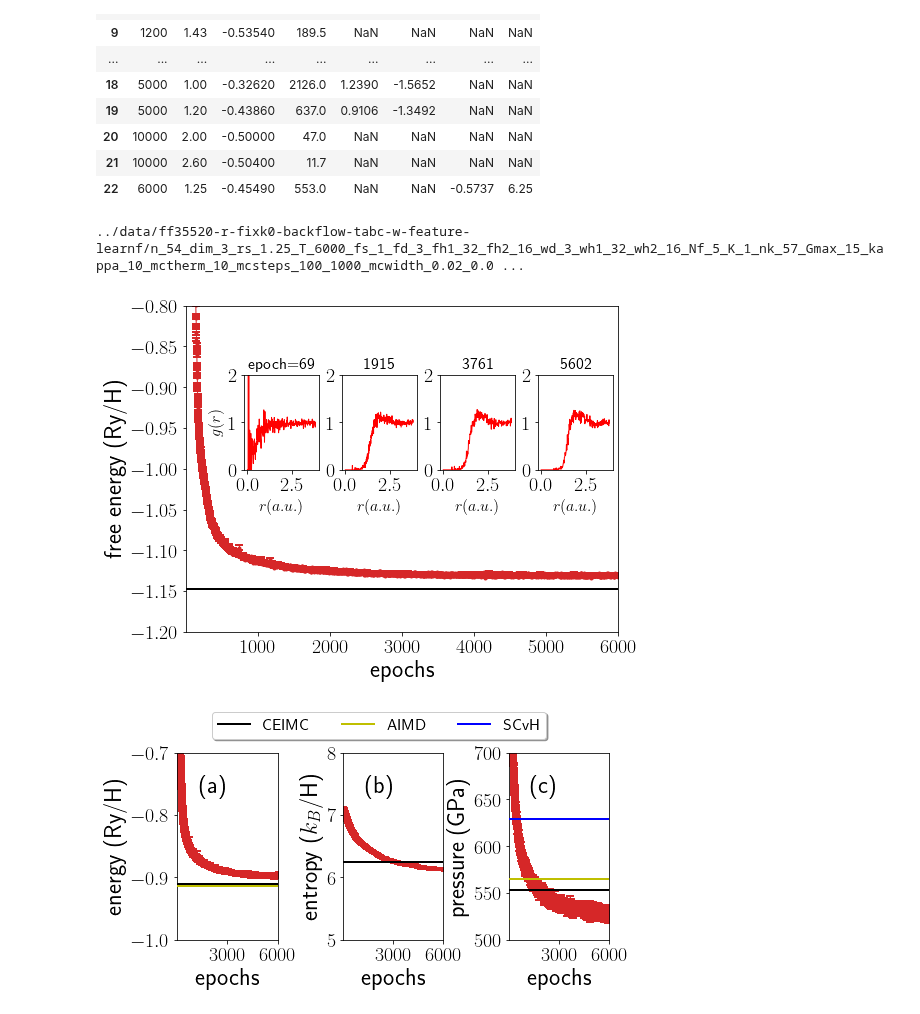
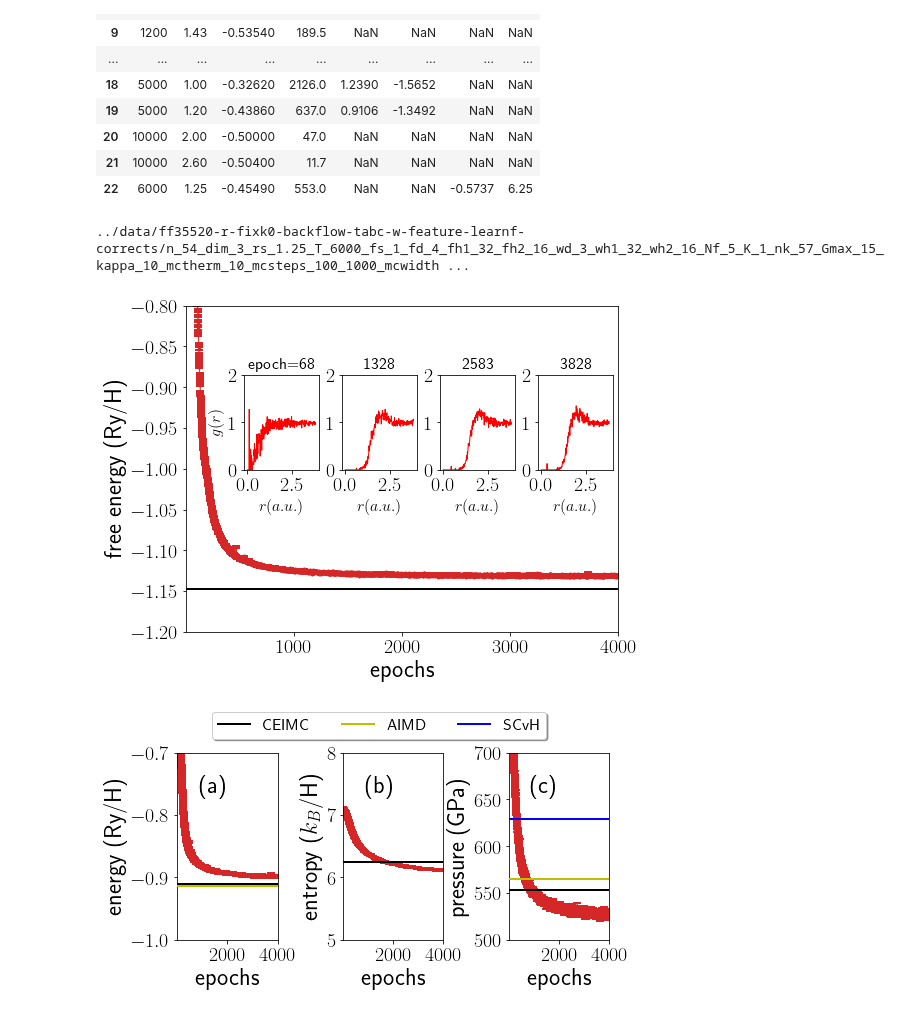
Before and after one commit to fermiflow/hydrogen, a Jupyter notebook: analysis/figs.ipynb, the cells around one changed output. Saved outputs shown, nothing was run; the diff lists cells and outputs as text; code cells hidden in the pictures.

Commit message:
cleanup and added data

```diff
--- a/analysis/figs.ipynb
+++ b/analysis/figs.ipynb
@@ -70,8 +70,7 @@ def get_gr(x, y):
     h_id = 4/3*np.pi*n/(L**3)* ((rmesh+dr)**3 - rmesh**3 )
     return rmesh*rs, hist/h_id
 # %%
-f = '../data/ff35520-r-fixk0-backflow-tabc-w-feature-learnf/n_54_dim_3_rs_1.25_T_6000_fs_1_fd_3_fh1_32_fh2_16_wd_3_wh1_32_wh2_16_Nf_5_K_1_nk_57_Gmax_15_kappa_10_mctherm_10_mcsteps_100_1000_mcwidth_0.02_0.04_lr_1_1_decay_0.01_damping_0.001_0.001_norm_0.001_0.001_clip_5_alpha_0.1_ws_512_bs_4096_accsteps_1/data.txt'
-
+f = '../data/ff35520-r-fixk0-backflow-tabc-w-feature-learnf-corrects/n_54_dim_3_rs_1.25_T_6000_fs_1_fd_4_fh1_32_fh2_16_wd_3_wh1_32_wh2_16_Nf_5_K_1_nk_57_Gmax_15_kappa_10_mctherm_10_mcsteps_100_1000_mcwidth_0.02_0.04_lr_0.05_0.05_decay_0.001_damping_0.001_0.001_norm_0.001_0.001_clip_5_alpha_0.1_ws_1024_bs_8192_accsteps_1/data.txt'
 
 obs = 'f'
 marker = 'o'
@@ -89,9 +88,10 @@ if True:
                 %(n,dim,rs,T,s,fd,fh1,fh2,wd,wh1,wh2,Nf,K,b,a,lr,decay,eta,maxnorm,clip,w)
 
     Kp = 1.5*T/157887.66 # proton kinetic energy in Ry
+    ds = -jax.scipy.special.gammaln(n+1)/n + 1.5*(1+np.log(1836*rs**2/(4*np.pi)*T/157887.66))
 
     if obs == 'f':
-        y = df[obs].values + Kp +1.3452*T/157887.66 #Eq. (46) of https://code.itp.ac.cn/papers/hydrogen/-/blob/main/notes/notes.pdf
+        y = df[obs].values + Kp - ds*T/157887.66
         yerr = df['f_err'].values
     elif obs == 'vtot':
         y = df['vpp'].values + df['vep'].values + df['vee'].values
@@ -112,7 +112,7 @@ if True:
     #                 facecolor='r',linewidth=2)
 
     #plt.xscale('log')
-    plt.xlim([1, 6000])
+    plt.xlim([1, 4000])
     plt.ylim([-1.2, -0.8])
 
     try:
@@ -126,8 +126,7 @@ if True:
     path = os.path.dirname(f)
     ckpt_files = [os.path.join(path, f) for f in os.listdir(path) if ('pkl' in f)]
     ckpt_files = natural_sort(ckpt_files)
-    ckpt_files = ckpt_files[:80]
-    skips = len(ckpt_files)//3
+    skips = len(ckpt_files)//4
 
     for offset, ckpt_file in enumerate(ckpt_files[::skips]):
         if ckpt_file is None: continue
@@ -137,72 +136,43 @@ if True:
 
         s, x = data['s'], data['x']
 
         n, dim = x.shape[-2], x.shape[-1]
         s = s.reshape(-1, n, dim)
         x = x.reshape(-1, n, dim)
 
         walkersize, batchsize = s.shape[0], x.shape[0]
         if (walkersize != batchsize):
             s = jnp.repeat(s, batchsize//walkersize, 0)
 
         rmesh, gr = get_gr(s, s)
         left, bottom, width, height = [0.25+offset*0.17, 0.5, 0.13, 0.22]
         inset = fig.add_axes([left, bottom, width, height])
         inset.plot(rmesh, gr, 'r')
         inset.set_ylim([0, 2])
         if offset ==0:
             plt.title(r'epoch=%g'%(epoch), fontsize=16)
         else:
             plt.title(r'%g'%(epoch), fontsize=16)
 
         if offset ==0: inset.set_ylabel('$g(r)$', fontsize=16)
         inset.set_xlabel('$r(a.u.)$', fontsize=16)
 
-        #rmesh, gr = get_gr(s, x)
-        #left, bottom, width, height = [0.25+offset*0.13, 0.4, 0.1, 0.15]
-        #inset = fig.add_axes([left, bottom, width, height])
-        #inset.plot(rmesh, gr, 'r')
-        #inset.set_ylim([0, 8])
-        #if offset ==0: inset.set_ylabel('$g_{ep}(r)$')
-
 
 ax.set_ylabel('free energy (Ry/H)')
 ax.set_xlabel('epochs')
 plt.subplots_adjust(left=0.15)
 plt.savefig('epoch.pdf')
 # %% [output]
-../data/ff35520-r-fixk0-backflow-tabc-w-feature-learnf/n_54_dim_3_rs_1.25_T_6000_fs_1_fd_3_fh1_32_fh2_16_wd_3_wh1_32_wh2_16_Nf_5_K_1_nk_57_Gmax_15_kappa_10_mctherm_10_mcsteps_100_1000_mcwidth_0.02_0.0 ...
+../data/ff35520-r-fixk0-backflow-tabc-w-feature-learnf-corrects/n_54_dim_3_rs_1.25_T_6000_fs_1_fd_4_fh1_32_fh2_16_wd_3_wh1_32_wh2_16_Nf_5_K_1_nk_57_Gmax_15_kappa_10_mctherm_10_mcsteps_100_1000_mcwidth ...
-[figure, old version]
+[figure, new version]
 # %%
 fig, (ax1, ax2, ax3) = plt.subplots(1, 3, sharex=True, figsize=(8, 4))
 
 df = pd.read_csv(f, delimiter=r"\s+")
 color = 'C3'
 
-'''
-#(a)
-ax = ax1
-y = df['f'].values
-yerr = df['f_err'].values
-
-ax.errorbar(df['epoch'].values, y, yerr=yerr,
-            markerfacecolor='none', markeredgewidth=2, ms=2, capsize=8)
-ax.set_ylabel('free energy')
-
-ref_value = ref_df.query('(T==%g) & (rs==%g)'%(T, rs))['f'].values[0]
-ax.axhline(y=2*ref_value, color='r', lw=2, zorder=99)
-
-#ax.set_xscale('log')
-#ax.xaxis.set_major_locator(plt.MaxNLocator(3))
-#ax.set_xticks([100, 1000, 10000])
-#ax.get_xaxis().set_major_formatter(matplotlib.ticker.ScalarFormatter())
-
-at = AnchoredText("(a)",prop=dict(size=24), frameon=False,loc=2)
-at.patch.set_boxstyle("round,pad=0.,rounding_size=0.2")
-ax.add_artist(at)
-'''
-
 Kp = 1.5*T/157887.66 # proton kinetic energy in Ry
+ds = -jax.scipy.special.gammaln(n+1)/n + 1.5*(1+np.log(1836*rs**2/(4*np.pi)*T/157887.66))
 
 #(a)
 ax = ax1
@@ -222,10 +192,10 @@ ax.axhline(y=ref_value*2, color='y', lw=2, zorder=99)
 
 #ax.set_xscale('log')
 #ax.xaxis.set_major_locator(plt.MaxNLocator(3))
-ax.set_xticks([3000, 6000])
 #ax.get_xaxis().set_major_formatter(matplotlib.ticker.ScalarFormatter())
 ax.set_xlabel('epochs')
-ax.set_xlim([1, 6000])
+ax.set_xlim([1, 4000])
+ax.set_xticks([2000, 4000])
 ax.set_ylim([-1.0, -0.7])
 
 at = AnchoredText("(a)",prop=dict(size=24), frameon=False,loc=2)
@@ -235,7 +205,7 @@ ax.add_artist(at)
 
 #(b)
 ax = ax2
-y = df['s'].values -1.3452 # Eq. (47) of https://code.itp.ac.cn/papers/hydrogen/-/blob/main/notes/notes.pdf -2*jax.scipy.special.gammaln(n+1)/n + 1.5*(1+np.log(1836*1.25**2/(4*np.pi)*6000/157887.6634))
+y = df['s'].values + ds
 yerr = df['s_err'].values
 
 ax.errorbar(df['epoch'].values, y, yerr=yerr, color=color,
@@ -297,4 +267,4 @@ ax.add_artist(at)
 plt.subplots_adjust(wspace=0.65, left=0.15, bottom=0.2, top=0.85)
 plt.savefig('obs.pdf')
 # %% [output]
-[figure, old version]
+[figure, new version]
```
Also changed, not shown: parts of 1 cell of this notebook, 1 other file.
